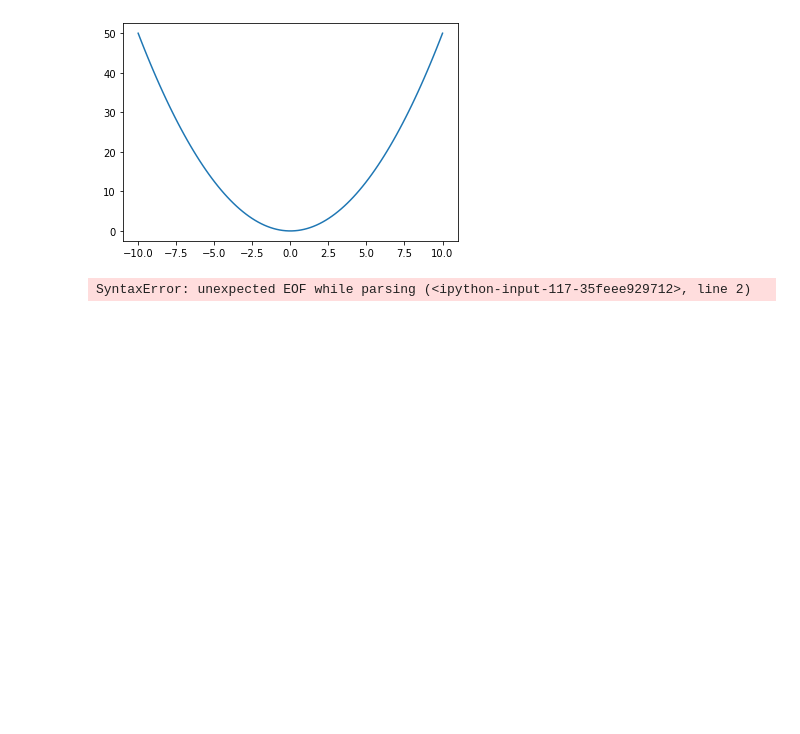
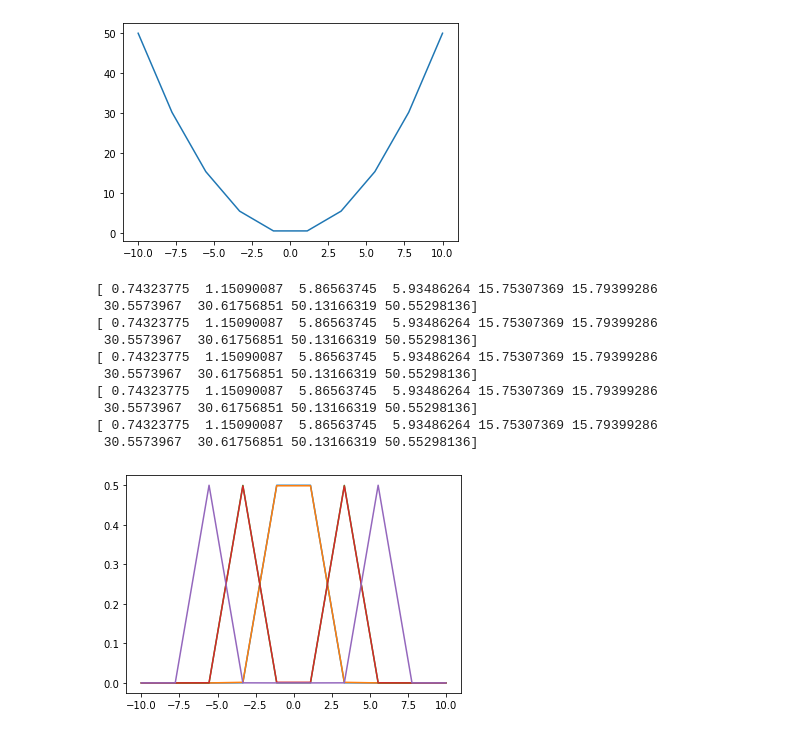
Before and after one commit to Rittik03/Quantum-Mechanics-With-Python, a Jupyter notebook: jupyter.ipynb, the cells around one changed output. Drawn from its saved outputs; the diff is of its cells as text; code cells hidden in the pictures; blank space fills up the shorter version.

```diff
--- a/jupyter.ipynb
+++ b/jupyter.ipynb
@@ -4,14 +4,14 @@ import matplotlib.pyplot as mlt
 from numpy import pi
 # %%
 #defining all the necessary constants here
-R        = np.linspace(-10,10,100)
+R        = np.linspace(-10,10,10)
 N        = len(R)
 h_bar    = 1 #atomic unit
 del_x    = R[1] - R[0]
 k        = np.pi/del_x
 m        = 1 #mass
 w        = 1 #omega
-com_term = h_bar /(2*m)
+com_term = h_bar**2 /(2*m)
 # %% [markdown]
 # Solving Time-Independant Shrodinger Equation for Harmonic Oscillator
 $\hat{H}|\Psi\rangle = \hat{T} + \hat{V} |\Psi\rangle$
@@ -34,12 +34,23 @@ for i in range(0,N):
         if(i==j):
             cap_T[i,j] = com_term * ((k**2)/3)*(1+(2/(N**2)))
         else:
-            cap_T[i,j] = com_term * (2*k**2*(-1)**(j-i))/(N**2 * np.sin(np.pi*(j-i)/N))
+            cap_T[i,j] = com_term * (2*k**2*(-1)**(j-i))/(N**2 * np.sin(np.pi*(j-i)/N)**2)
 # %%
 cap_H  = cap_T + cap_V
 E, psi = np.linalg.eigh(cap_H)
 # %%
-for i in range(0,N):
-    mlt.plot(R,psi[:,i]
+for i in range(0,5):
+    mlt.plot(R,(psi[:,i])**2)
+    print(E)
 # %% [output]
-SyntaxError: unexpected EOF while parsing (<ipython-input-117-35feee929712>, line 2)
+[ 0.74323775  1.15090087  5.86563745  5.93486264 15.75307369 15.79399286
+ 30.5573967  30.61756851 50.13166319 50.55298136]
+[ 0.74323775  1.15090087  5.86563745  5.93486264 15.75307369 15.79399286
+ 30.5573967  30.61756851 50.13166319 50.55298136]
+[ 0.74323775  1.15090087  5.86563745  5.93486264 15.75307369 15.79399286
+ 30.5573967  30.61756851 50.13166319 50.55298136]
+[ 0.74323775  1.15090087  5.86563745  5.93486264 15.75307369 15.79399286
+ 30.5573967  30.61756851 50.13166319 50.55298136]
+[ 0.74323775  1.15090087  5.86563745  5.93486264 15.75307369 15.79399286
+ 30.5573967  30.61756851 50.13166319 50.55298136]
+[figure, added]
```
